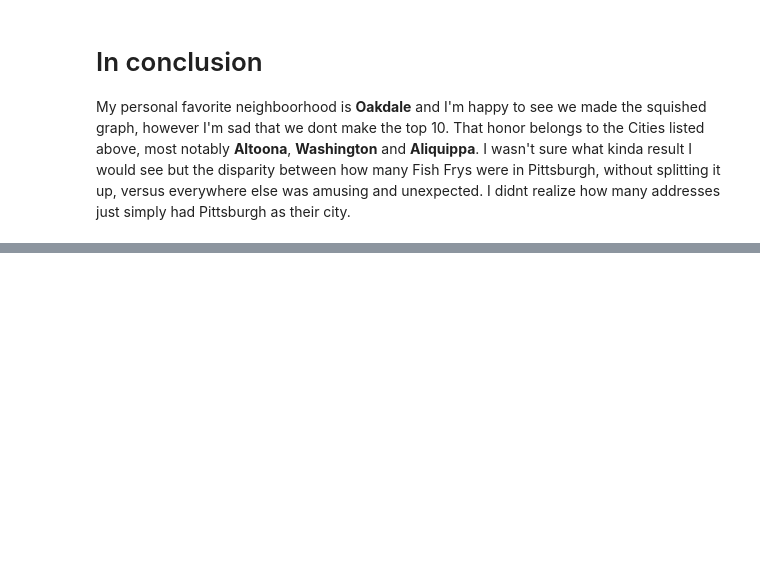
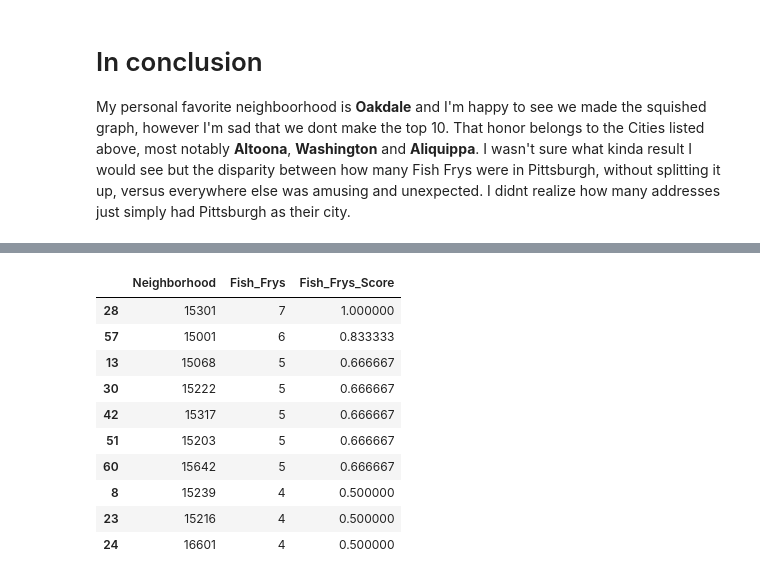
Before and after one commit to RokStronk/Big-Ideas-Final-Project, a Jupyter notebook: Fish-Frys/AaronFishFryStatsAdditions.ipynb, the cells around one changed output, grey strips where cells are left out. Saved outputs shown, nothing was run; the diff lists cells and outputs as text; code cells hidden in the pictures; blank space fills up the shorter version.

```diff
--- a/Fish-Frys/AaronFishFryStats.ipynb
+++ b/Fish-Frys/AaronFishFryStatsAdditions.ipynb
@@ -224,0 +247,14 @@ My personal favorite neighboorhood is **Oakdale** and I'm happy to see we made t
+# %%
+PerZip.nlargest(10,'Fish_Frys')
+# %% [output]
+|  | Neighborhood | Fish_Frys | Fish_Frys_Score |
+| 28 | 15301 | 7 | 1.000000 |
+| 57 | 15001 | 6 | 0.833333 |
+| 13 | 15068 | 5 | 0.666667 |
+| 30 | 15222 | 5 | 0.666667 |
+| 42 | 15317 | 5 | 0.666667 |
+| 51 | 15203 | 5 | 0.666667 |
+| 60 | 15642 | 5 | 0.666667 |
+| 8 | 15239 | 4 | 0.500000 |
+| 23 | 15216 | 4 | 0.500000 |
+| 24 | 16601 | 4 | 0.500000 |
```
Also changed, not shown: parts of 4 cells of this notebook, 4 other files.
